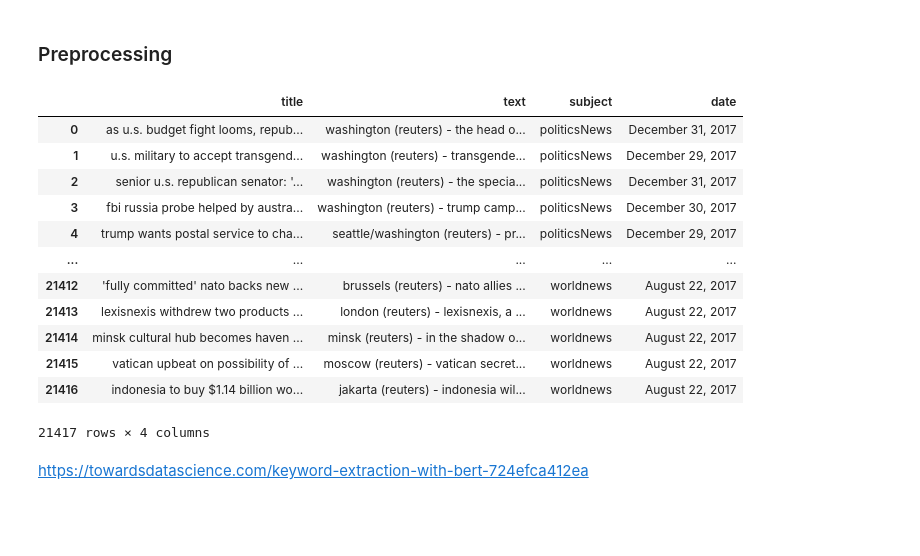
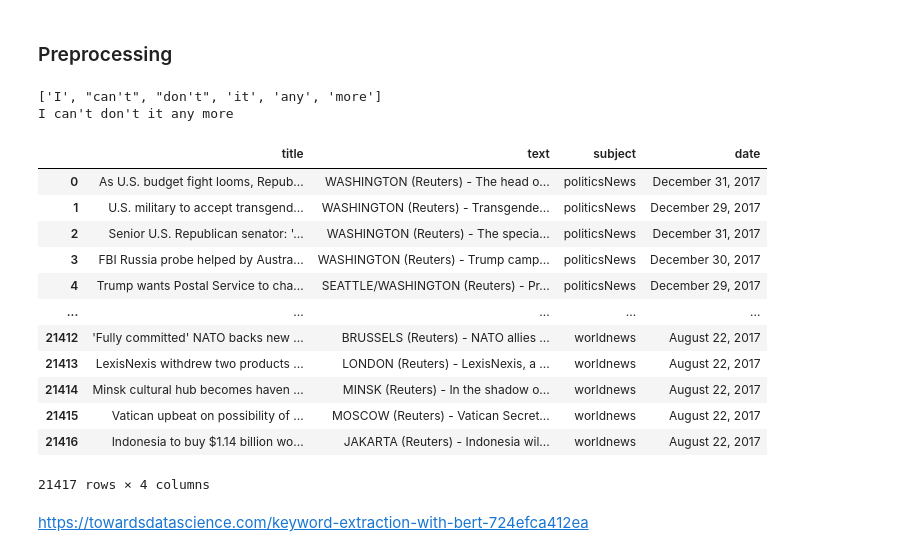
Before and after one commit to Demesta/data_mining_for_fake_news_detection, a Jupyter notebook: andro.ipynb, the cells around one changed output. Cells and saved outputs as stored; diff of their text form; code cells hidden in the pictures; blank space fills up the shorter version.

```diff
--- a/andro.ipynb
+++ b/andro.ipynb
@@ -29,31 +62,78 @@ dfFake = pd.read_csv(LocationFake)
 # %% [markdown]
 ### Preprocessing
 # %%
+# remove stopwords
+def removeStopwords(string, stopwords):
+    for w in stopwords:
+        string.replace(w, '')
+
+    return string
+
+
+def tokenize_lemmatize(string):
+    text = nltk.WhitespaceTokenizer().tokenize(string)
+
+    lemmatizer = nltk.stem.WordNetLemmatizer()
+
+    for i in range(len(text)):
+        text[i] = lemmatizer.lemmatize(text[i])
+
+    print(text)
+    newText = " ".join(text)
+
+    return newText
+
+
+
+# text = "I can't don't it any more"
+
+# print( tokenize_lemmatize(text))
+
+
+
+
 def preprocessing(dataframe):
     symbols = "[!\"#$%&()*+-./:;<=>?@[\]^_`{|}'~\n]"
 
-    dataframe['title'] = dataframe['title'].str.lower()
+    dataframe['title'] = dataframe['title'].lower()
 #     dataframe['title'] = dataframe['title'].str.replace(symbols, '', regex=True)
-    dataframe['text'] = dataframe['text'].str.lower()
+
+    if True:
+        text = text.split()
+        new_text = []
+        for word in text:
+            if word in contractions:
+                new_text.append(contractions[word])
+            else:
+                new_text.append(word)
+        text = " ".join(new_text)
+
+
+
+
+
+    dataframe['text'] = dataframe['text'].lower()
 #     dataframe['text'] = dataframe['text'].str.replace(symbols, '', regex=True)
 
 # preprocessing(dfTrue)
 # preprocessing(dfFake)
 dfTrue
 # %% [output]
+['I', "can't", "don't", 'it', 'any', 'more']
+I can't don't it any more
 |  | title | text | subject | date |
-| 0 | as u.s. budget fight looms, repub... | washington (reuters) - the head o... | politicsNews | December 31, 2017 |
-| 1 | u.s. military to accept transgend... | washington (reuters) - transgende... | politicsNews | December 29, 2017 |
-| 2 | senior u.s. republican senator: '... | washington (reuters) - the specia... | politicsNews | December 31, 2017 |
-| 3 | fbi russia probe helped by austra... | washington (reuters) - trump camp... | politicsNews | December 30, 2017 |
-| 4 | trump wants postal service to cha... | seattle/washington (reuters) - pr... | politicsNews | December 29, 2017 |
+| 0 | As U.S. budget fight looms, Repub... | WASHINGTON (Reuters) - The head o... | politicsNews | December 31, 2017 |
+| 1 | U.S. military to accept transgend... | WASHINGTON (Reuters) - Transgende... | politicsNews | December 29, 2017 |
+| 2 | Senior U.S. Republican senator: '... | WASHINGTON (Reuters) - The specia... | politicsNews | December 31, 2017 |
+| 3 | FBI Russia probe helped by Austra... | WASHINGTON (Reuters) - Trump camp... | politicsNews | December 30, 2017 |
+| 4 | Trump wants Postal Service to cha... | SEATTLE/WASHINGTON (Reuters) - Pr... | politicsNews | December 29, 2017 |
 | ... | ... | ... | ... | ... |
-| 21412 | 'fully committed' nato backs new ... | brussels (reuters) - nato allies ... | worldnews | August 22, 2017 |
-| 21413 | lexisnexis withdrew two products ... | london (reuters) - lexisnexis, a ... | worldnews | August 22, 2017 |
-| 21414 | minsk cultural hub becomes haven ... | minsk (reuters) - in the shadow o... | worldnews | August 22, 2017 |
-| 21415 | vatican upbeat on possibility of ... | moscow (reuters) - vatican secret... | worldnews | August 22, 2017 |
-| 21416 | indonesia to buy $1.14 billion wo... | jakarta (reuters) - indonesia wil... | worldnews | August 22, 2017 |
+| 21412 | 'Fully committed' NATO backs new ... | BRUSSELS (Reuters) - NATO allies ... | worldnews | August 22, 2017 |
+| 21413 | LexisNexis withdrew two products ... | LONDON (Reuters) - LexisNexis, a ... | worldnews | August 22, 2017 |
+| 21414 | Minsk cultural hub becomes haven ... | MINSK (Reuters) - In the shadow o... | worldnews | August 22, 2017 |
+| 21415 | Vatican upbeat on possibility of ... | MOSCOW (Reuters) - Vatican Secret... | worldnews | August 22, 2017 |
+| 21416 | Indonesia to buy $1.14 billion wo... | JAKARTA (Reuters) - Indonesia wil... | worldnews | August 22, 2017 |
-21417 rows × 4 columns
+21417 rows × 4 columns
 # %%
 titles = dfTrue['title'].tolist()
 texts = dfTrue['text'].tolist()
```
Also changed, not shown: parts of 2 cells of this notebook.
